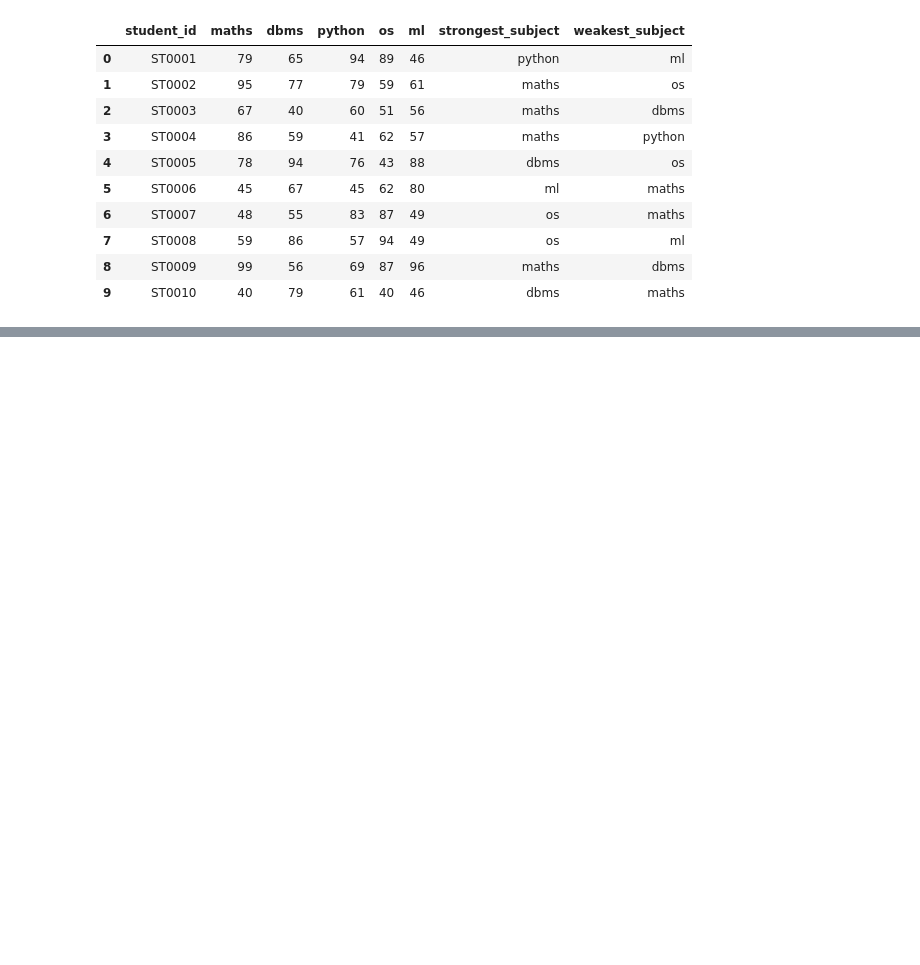
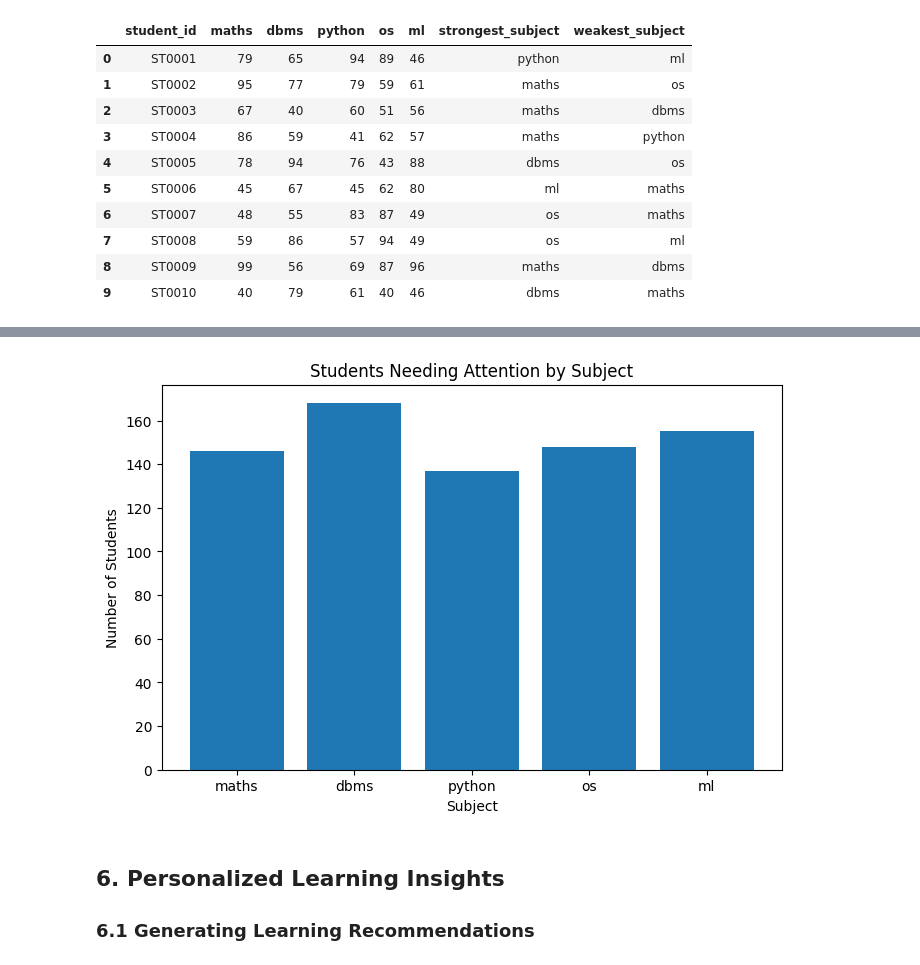
Before and after one commit to Nithin-M11/ai-student-learning-insights, a Jupyter notebook: AI_Student_Learning_Insights.ipynb, the cells around one changed output, grey strips where cells are left out. Cells and saved outputs as stored; diff of their text form; code cells hidden in the pictures; blank space fills up the shorter version.

```diff
--- a/AI_Student_Learning_Insights.ipynb
+++ b/AI_Student_Learning_Insights.ipynb
@@ -381,0 +448,16 @@ df["weakest_subject"] = df[subjects].idxmin(axis=1)
+# %%
+plt.figure(figsize=(8, 5))
+
+plt.bar(weak_subject_counts.keys(), weak_subject_counts.values())
+
+plt.xlabel("Subject")
+plt.ylabel("Number of Students")
+plt.title("Students Needing Attention by Subject")
+
+plt.show()
+# %% [output]
+[figure, added]
+# %% [markdown]
+## 6. Personalized Learning Insights
+
+### 6.1 Generating Learning Recommendations
```
Also changed, not shown: parts of 56 cells of this notebook.
